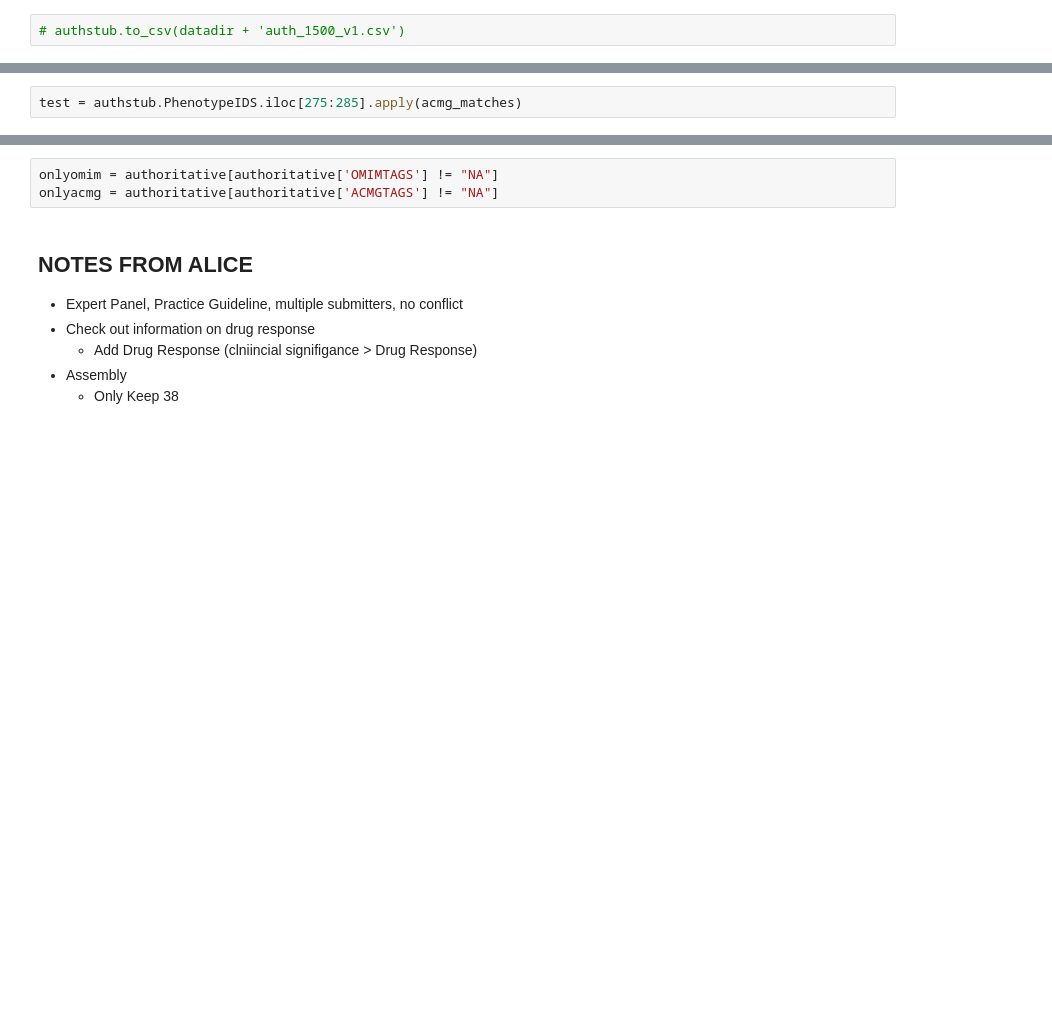
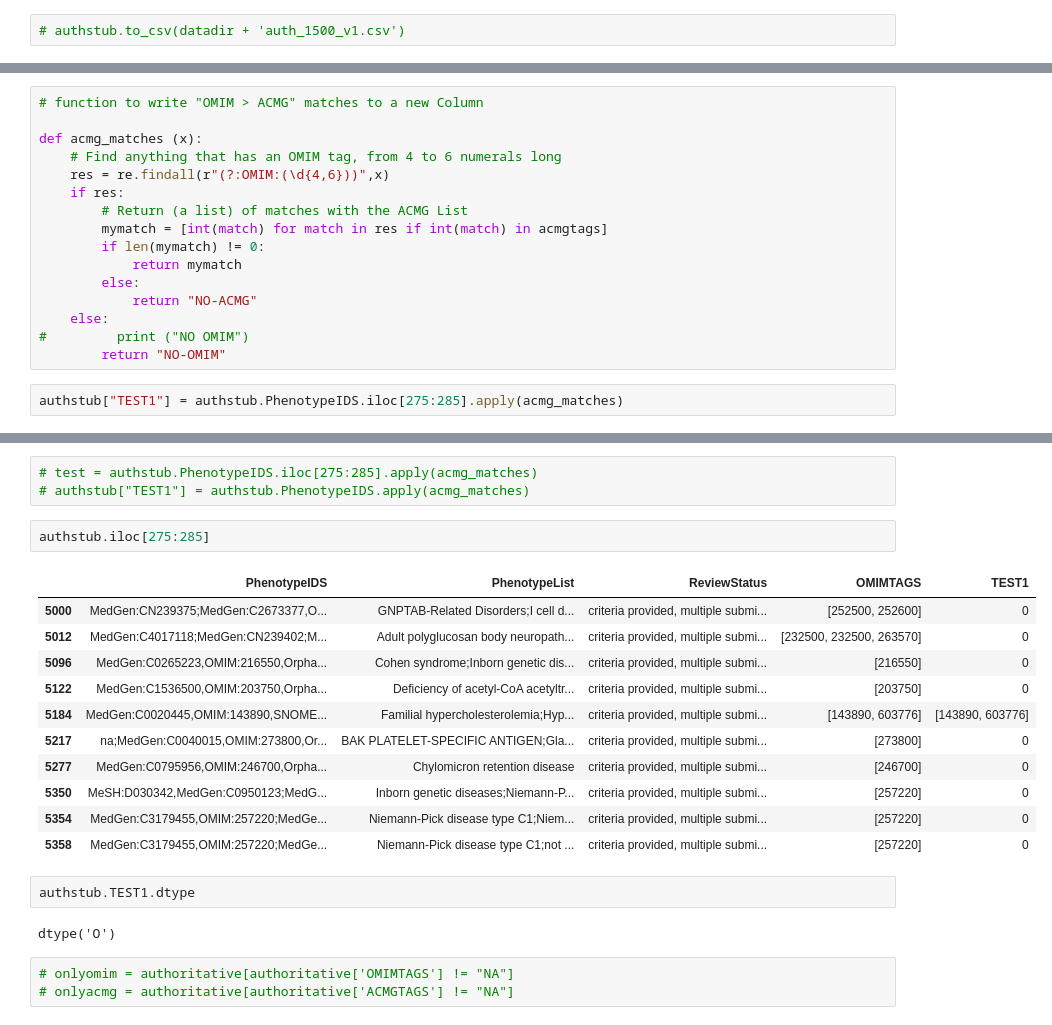
Before and after one commit to xthomas/dataviz, a Jupyter notebook: genomic_literacy/ExpertMultipleNoConflictACMG-03.ipynb, the cells around one changed output, grey strips where cells are left out. Cells and saved outputs as stored; diff of their text form; blank space fills up the shorter version.

Commit message:
Finally did my homework on List Comprehensions. Feh! Wasted so much time! Anyway, can return multiple matches from ACMG list

```diff
--- a/genomic_literacy/ExpertMultipleNoConflictACMG-03.ipynb
+++ b/genomic_literacy/ExpertMultipleNoConflictACMG-03.ipynb
@@ -147,2 +149,18 @@ def acmg_matches (x):
+# %%
+# function to write "OMIM > ACMG" matches to a new Column
+
+def acmg_matches (x):
+    # Find anything that has an OMIM tag, from 4 to 6 numerals long
+    res = re.findall(r"(?:OMIM:(\d{4,6}))",x)
+    if res:
+        # Return (a list) of matches with the ACMG List
+        mymatch = [int(match) for match in res if int(match) in acmgtags]
+        if len(mymatch) != 0:
+            return mymatch
+        else:
+            return "NO-ACMG"
+    else:
+#         print ("NO OMIM")
+        return "NO-OMIM"
 # %%
-test = authstub.PhenotypeIDS.iloc[275:285].apply(acmg_matches)
+authstub["TEST1"] = authstub.PhenotypeIDS.iloc[275:285].apply(acmg_matches)
@@ -167,11 +181,24 @@ On this line, there are 1 OMIM Tags
+# %%
+# test = authstub.PhenotypeIDS.iloc[275:285].apply(acmg_matches)
+# authstub["TEST1"] = authstub.PhenotypeIDS.apply(acmg_matches)
+# %%
+authstub.iloc[275:285]
+# %% [output]
+|  | PhenotypeIDS | PhenotypeList | ReviewStatus | OMIMTAGS | TEST1 |
+| 5000 | MedGen:CN239375;MedGen:C2673377,O... | GNPTAB-Related Disorders;I cell d... | criteria provided, multiple submi... | [252500, 252600] | 0 |
+| 5012 | MedGen:C4017118;MedGen:CN239402;M... | Adult polyglucosan body neuropath... | criteria provided, multiple submi... | [232500, 232500, 263570] | 0 |
+| 5096 | MedGen:C0265223,OMIM:216550,Orpha... | Cohen syndrome;Inborn genetic dis... | criteria provided, multiple submi... | [216550] | 0 |
+| 5122 | MedGen:C1536500,OMIM:203750,Orpha... | Deficiency of acetyl-CoA acetyltr... | criteria provided, multiple submi... | [203750] | 0 |
+| 5184 | MedGen:C0020445,OMIM:143890,SNOME... | Familial hypercholesterolemia;Hyp... | criteria provided, multiple submi... | [143890, 603776] | [143890, 603776] |
+| 5217 | na;MedGen:C0040015,OMIM:273800,Or... | BAK PLATELET-SPECIFIC ANTIGEN;Gla... | criteria provided, multiple submi... | [273800] | 0 |
+| 5277 | MedGen:C0795956,OMIM:246700,Orpha... | Chylomicron retention disease | criteria provided, multiple submi... | [246700] | 0 |
+| 5350 | MeSH:D030342,MedGen:C0950123;MedG... | Inborn genetic diseases;Niemann-P... | criteria provided, multiple submi... | [257220] | 0 |
+| 5354 | MedGen:C3179455,OMIM:257220;MedGe... | Niemann-Pick disease type C1;Niem... | criteria provided, multiple submi... | [257220] | 0 |
+| 5358 | MedGen:C3179455,OMIM:257220;MedGe... | Niemann-Pick disease type C1;not ... | criteria provided, multiple submi... | [257220] | 0 |
+# %%
+authstub.TEST1.dtype
+# %% [output]
+dtype('O')
 # %%
-onlyomim = authoritative[authoritative['OMIMTAGS'] != "NA"]
-onlyacmg = authoritative[authoritative['ACMGTAGS'] != "NA"]
+# onlyomim = authoritative[authoritative['OMIMTAGS'] != "NA"]
+# onlyacmg = authoritative[authoritative['ACMGTAGS'] != "NA"]
-# %% [markdown]
-## NOTES FROM ALICE
-
-+ Expert Panel, Practice Guideline, multiple submitters, no conflict
-+ Check out information on drug response
-    + Add  Drug Response (clniincial signifigance > Drug Response)
-+ Assembly
-    + Only Keep 38
```
Also changed, not shown: parts of 3 cells of this notebook.
